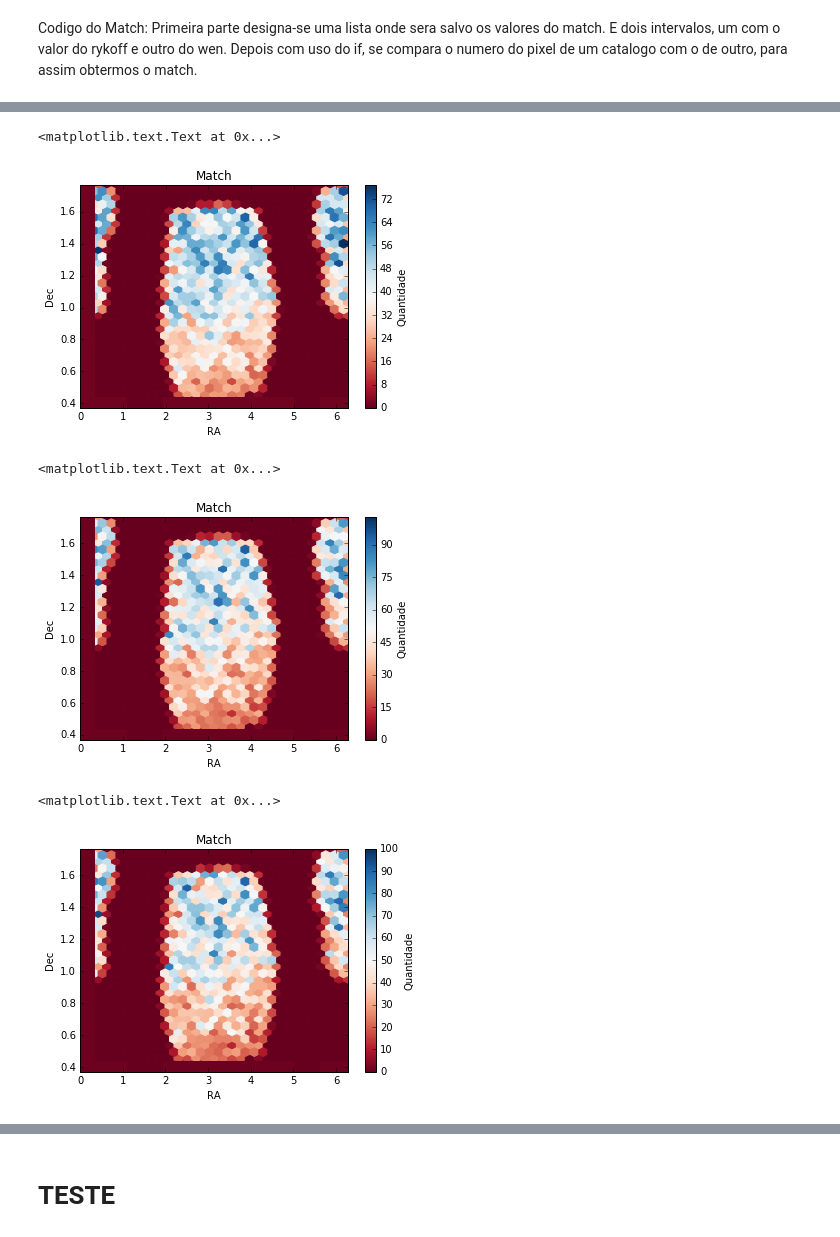
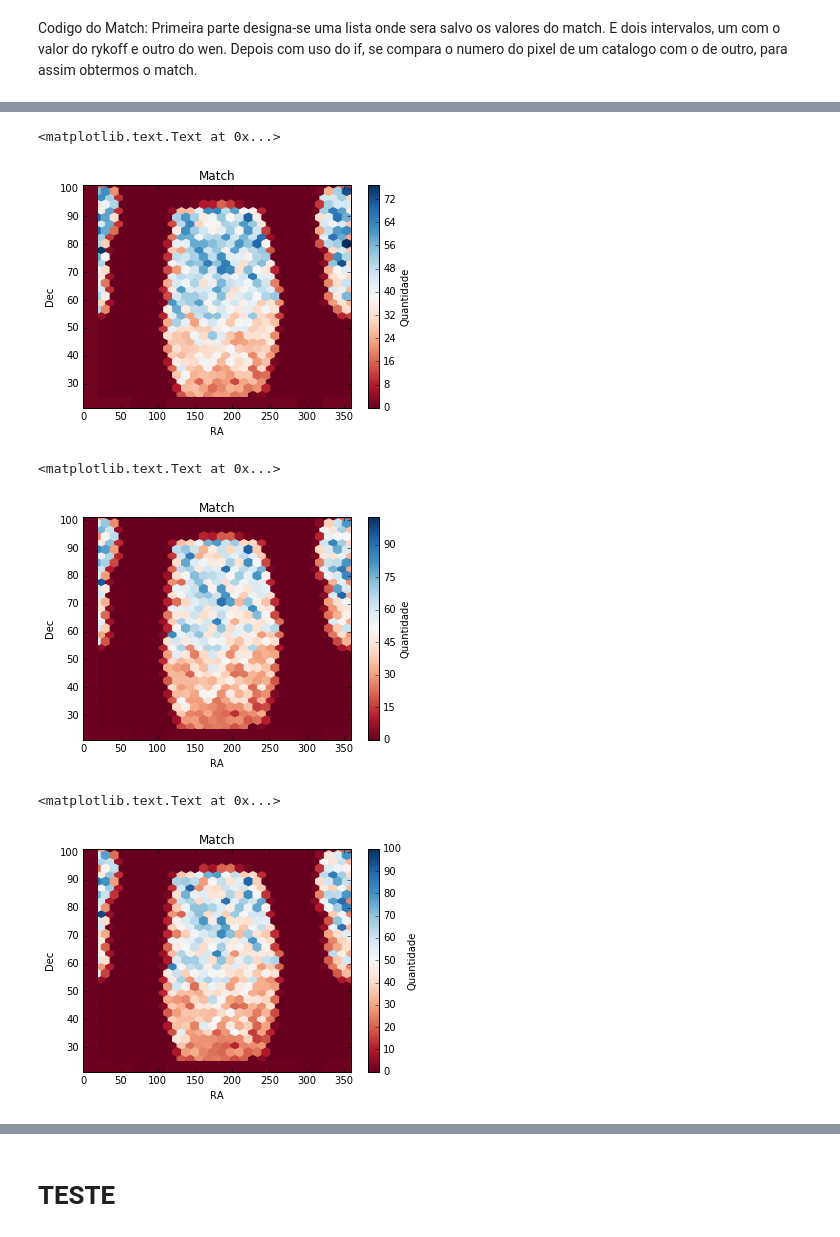
Before and after one commit to clusteron/comparison, a Jupyter notebook: area.ipynb, the cells around one changed output, grey strips where cells are left out. Saved outputs shown, nothing was run; the diff lists cells and outputs as text; code cells hidden in the pictures.

```diff
--- a/area.ipynb
+++ b/area.ipynb
@@ -46,7 +46,7 @@ r['RA'], r['DEC']
  array([ 27.23341292,  46.71153135,  -1.34111628, ...,  52.37043161,
          43.63535754,  15.20173173]))
 # %%
-NSIDE = 512
+NSIDE = 32
 # %%
 # Area de cada pixel
 hp.nside2pixarea(NSIDE, degrees = True)
@@ -133,0 +134,6 @@ print match
+# %%
+# Transforma de radiano para graus
+phi = match[1]
+theta = match[0]
+phi = np.rad2deg(phi)
+theta = np.rad2deg(theta)
@@ -162,21 +174,21 @@ plt.title('Match')
 # %%
 # Grafico de Nside = 128, area do pixel = 0.209, len(match) = 18958
-x = match[1]
-y = match[0]
+x = phi
+y = theta
 gridsize = 30
 plt.hexbin(x, y, gridsize=gridsize, marginals=True, cmap=plt.cm.RdBu)
 plt.xlabel('RA')
 plt.ylabel('Dec')
 cb = plt.colorbar()
 cb.set_label('Quantidade')
 plt.title('Match')
 # %% [output]
 <matplotlib.text.Text at 0x...>
-[figure, old version]
+[figure, new version]
 # %%
 # Grafico de Nside = 256, area do pixel = 0.052, len(match) = 22399
-x = match[1]
-y = match[0]
+x = phi
+y = theta
 gridsize = 30
 plt.hexbin(x, y, gridsize=gridsize, marginals=True, cmap=plt.cm.RdBu)
 plt.xlabel('RA')
@@ -186,11 +198,11 @@ cb.set_label('Quantidade')
 plt.title('Match')
 # %% [output]
 <matplotlib.text.Text at 0x...>
-[figure, old version]
+[figure, new version]
 # %%
 # Grafico de Nside = 512, area do pixel = 0.013, len(match) = 21627
-x = match[1]
-y = match[0]
+x = phi
+y = theta
 gridsize = 30
 plt.hexbin(x, y, gridsize=gridsize, marginals=True, cmap=plt.cm.RdBu)
 plt.xlabel('RA')
@@ -200,6 +212,6 @@ cb.set_label('Quantidade')
 plt.title('Match')
 # %% [output]
 <matplotlib.text.Text at 0x...>
-[figure, old version]
+[figure, new version]
 # %%
 # Grafico de Nside = 1024, area do pixel = 0.003, len(match) = 19496
```
Also changed, not shown: parts of 10 cells of this notebook.
